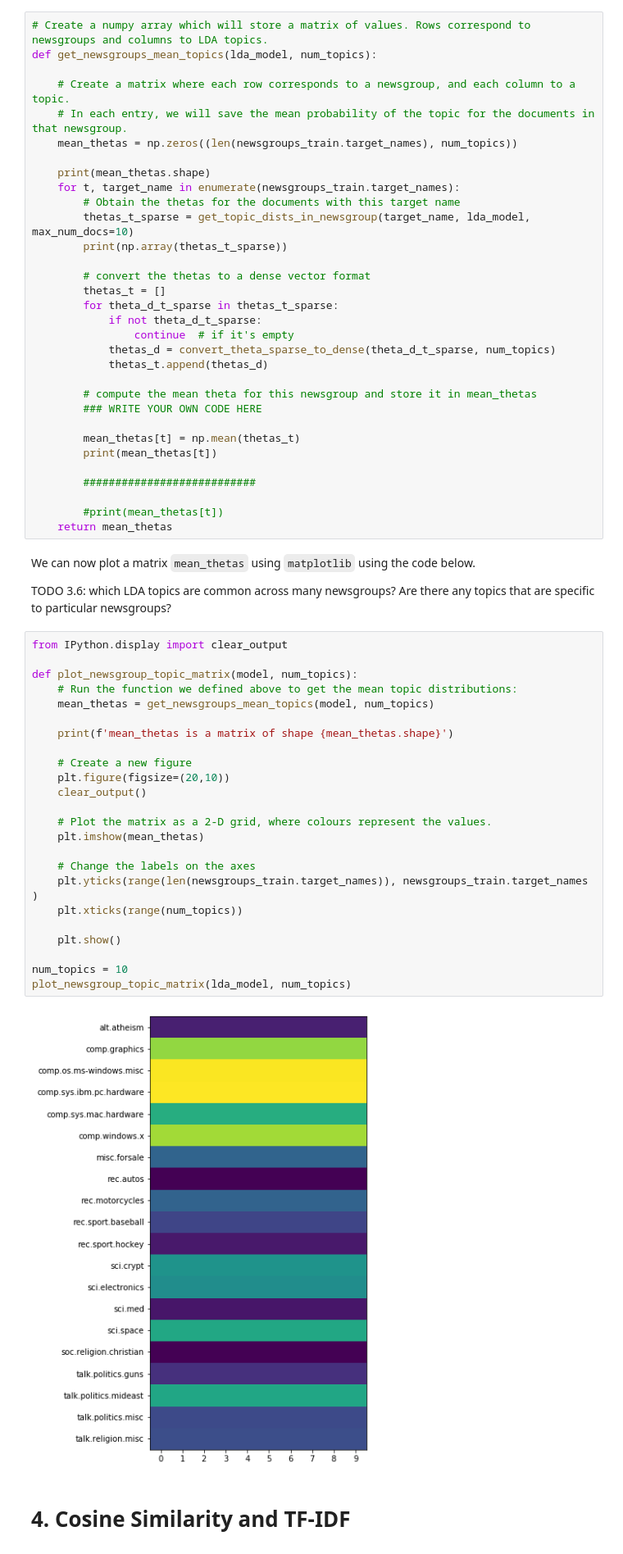
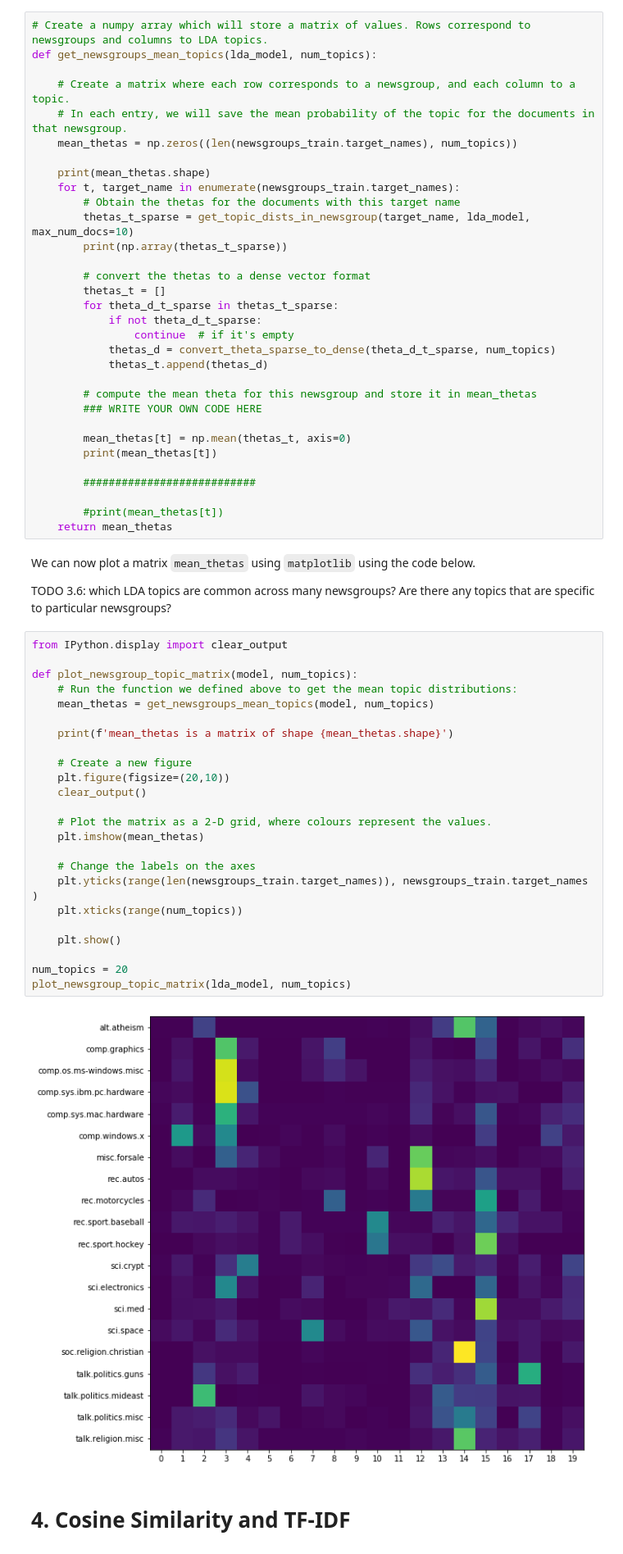
Before and after one commit to thelk22/INDA, a Jupyter notebook: Week7/3_topic_modelling.ipynb, the cells around one changed output. Shown at 82% size. Cells and saved outputs as stored; diff of their text form.

Commit message:
take mean across columns

```diff
--- a/Week7/3_topic_modelling.ipynb
+++ b/Week7/3_topic_modelling.ipynb
@@ -388,7 +385,7 @@ def get_newsgroups_mean_topics(lda_model, num_topics):
         # compute the mean theta for this newsgroup and store it in mean_thetas
         ### WRITE YOUR OWN CODE HERE
 
-        mean_thetas[t] = np.mean(thetas_t)
+        mean_thetas[t] = np.mean(thetas_t, axis=0)
         print(mean_thetas[t])
 
         ###########################
@@ -402,29 +399,29 @@ TODO 3.6: which LDA topics are common across many newsgroups? Are there any topi
 # %%
 from IPython.display import clear_output
 
 def plot_newsgroup_topic_matrix(model, num_topics):
     # Run the function we defined above to get the mean topic distributions:
     mean_thetas = get_newsgroups_mean_topics(model, num_topics)
 
     print(f'mean_thetas is a matrix of shape {mean_thetas.shape}')
 
     # Create a new figure
     plt.figure(figsize=(20,10))
     clear_output()
 
     # Plot the matrix as a 2-D grid, where colours represent the values.
     plt.imshow(mean_thetas)
 
     # Change the labels on the axes
     plt.yticks(range(len(newsgroups_train.target_names)), newsgroups_train.target_names )
     plt.xticks(range(num_topics))
 
     plt.show()
 
-num_topics = 10
+num_topics = 20
 plot_newsgroup_topic_matrix(lda_model, num_topics)
 # %% [output]
-[figure, old version]
+[figure, new version]
 # %% [markdown]
 # 4. Cosine Similarity and TF-IDF
 # %% [markdown]
```
Also changed, not shown: parts of 2 cells of this notebook.
